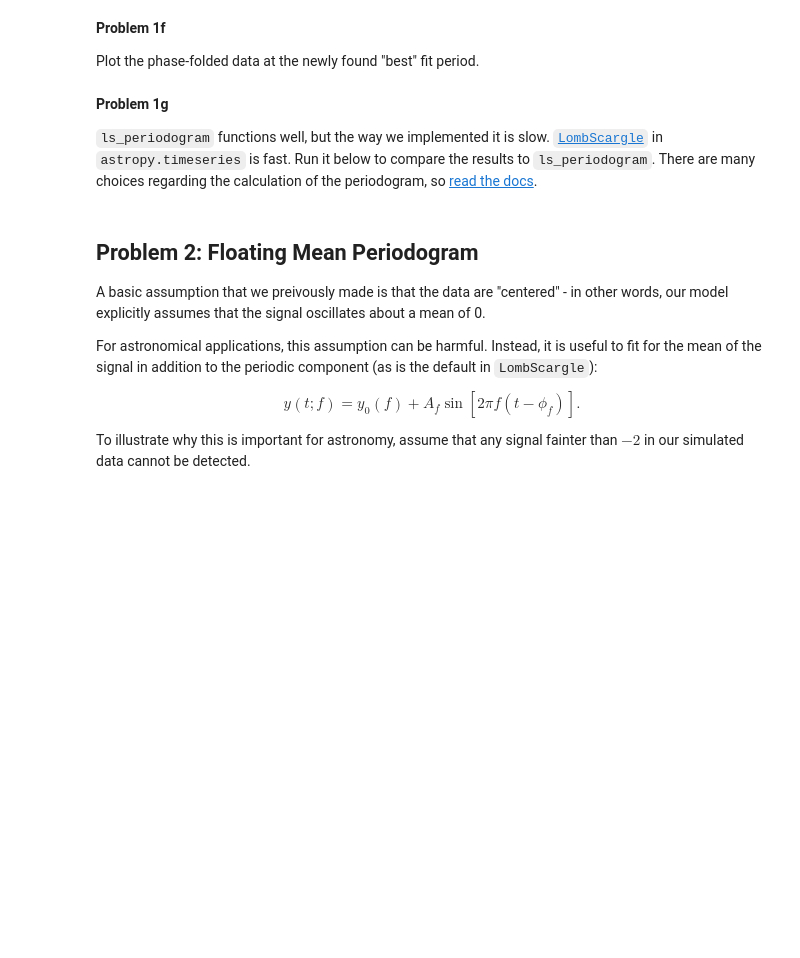
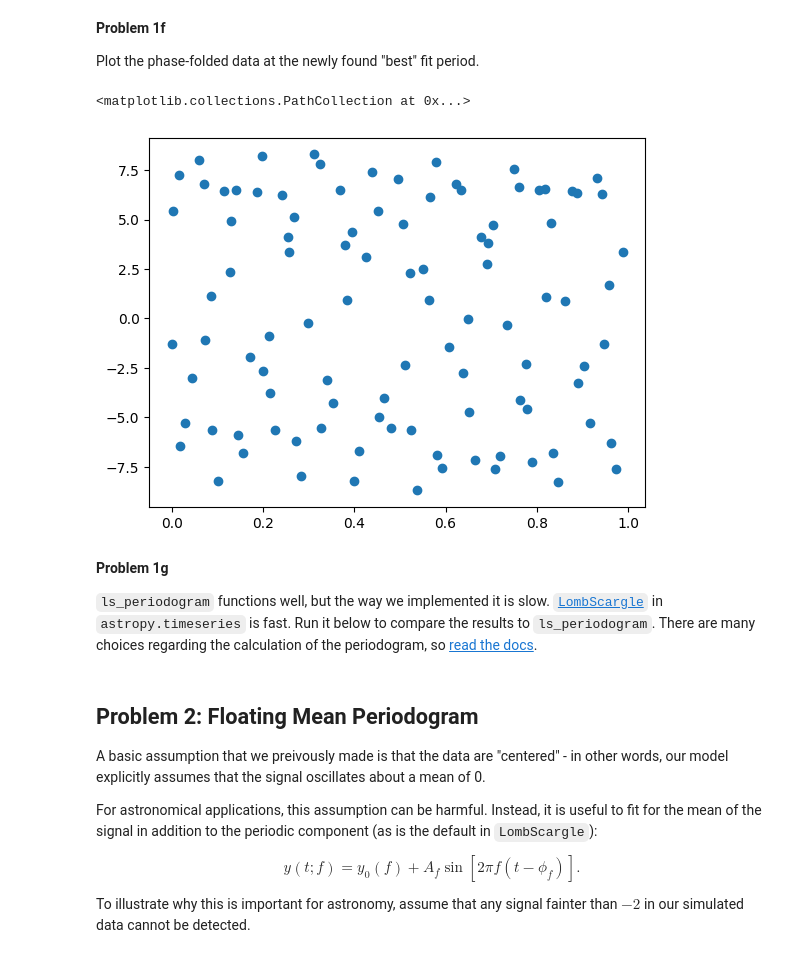
Before and after one commit to ASTR154/time-series, a Jupyter notebook: time-series.ipynb, the cells around one changed output. Drawn from its saved outputs; the diff is of its cells as text; code cells hidden in the pictures; blank space fills up the shorter version.

```diff
--- a/time-series.ipynb
+++ b/time-series.ipynb
@@ -181,3 +132,11 @@ phases =  # complete
+# %%
+period = f_grid[np.argmax(psd_ls)]
+phases = (t/period) % 1.0
+
+plt.scatter(phases, y)
+# %% [output]
+<matplotlib.collections.PathCollection at 0x...>
+[figure, added]
 # %% [markdown]
 **Problem 1g**
 
```
Also changed, not shown: parts of 10 cells of this notebook.
